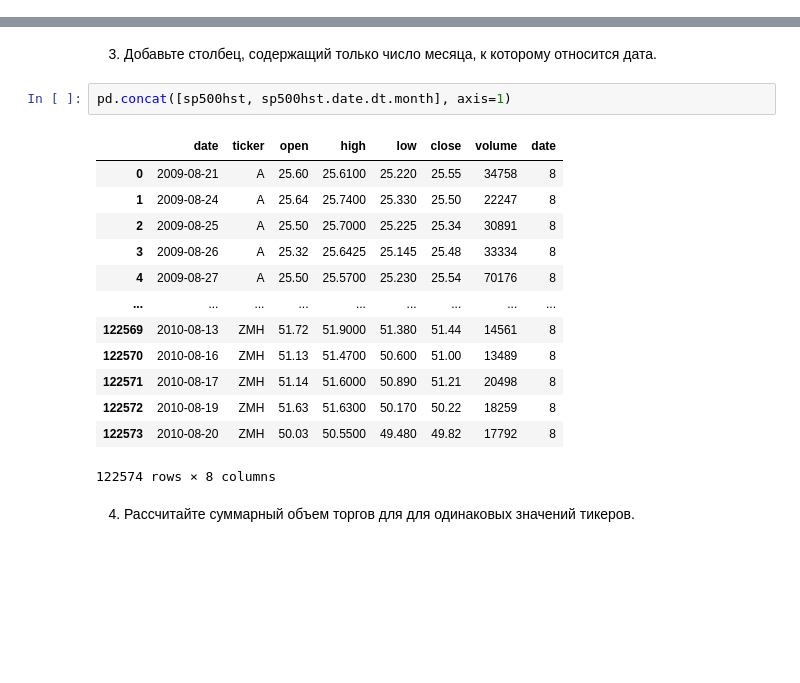
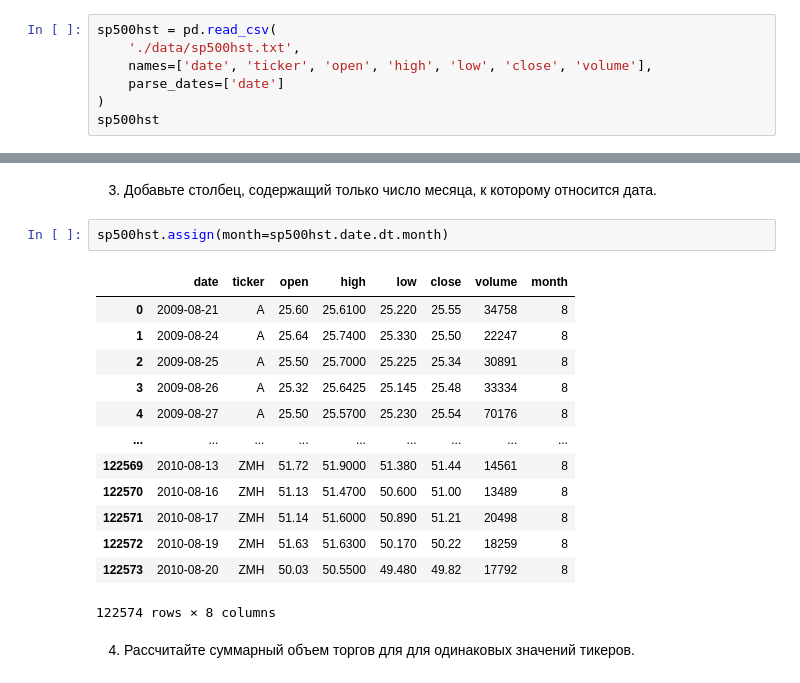
Before and after one commit to inmyfavor/Laboratornaya-rabota-2, a Jupyter notebook: 02_pandas_Фамилия_Имя_в2.ipynb, the cells around one changed output, grey strips where cells are left out. Saved outputs shown, nothing was run; the diff lists cells and outputs as text; blank space fills up the shorter version.

```diff
--- a/02_pandas_Фамилия_Имя_в2.ipynb
+++ b/02_pandas_Фамилия_Имя_в2.ipynb
@@ -45,0 +16,7 @@ print(sp500hst)
+# %%
+sp500hst = pd.read_csv(
+    './data/sp500hst.txt',
+    names=['date', 'ticker', 'open', 'high', 'low', 'close', 'volume'],
+    parse_dates=['date']
+)
+sp500hst
@@ -58,9 +49,9 @@ print('среднее значение для столбца "volume": '+str(sp5
 # %% [markdown]
 3. Добавьте столбец, содержащий только число месяца, к которому относится дата.
 # %%
-pd.concat([sp500hst, sp500hst.date.dt.month], axis=1)
+sp500hst.assign(month=sp500hst.date.dt.month)
 # %% [output]
-|  | date | ticker | open | high | low | close | volume | date |
+|  | date | ticker | open | high | low | close | volume | month |
 | 0 | 2009-08-21 | A | 25.60 | 25.6100 | 25.220 | 25.55 | 34758 | 8 |
 | 1 | 2009-08-24 | A | 25.64 | 25.7400 | 25.330 | 25.50 | 22247 | 8 |
 | 2 | 2009-08-25 | A | 25.50 | 25.7000 | 25.225 | 25.34 | 30891 | 8 |
```
Also changed, not shown: parts of 20 cells of this notebook, 2 other files.
